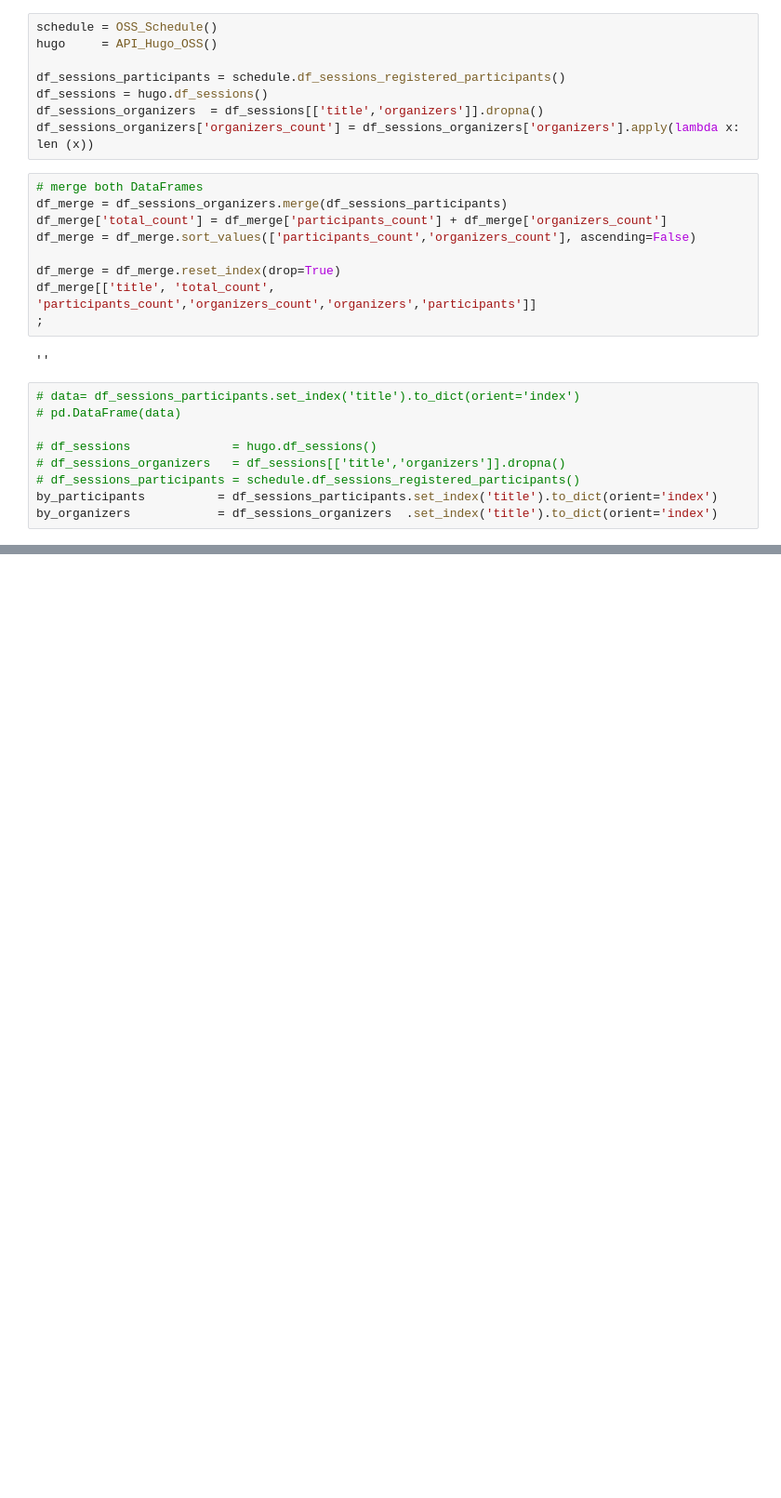
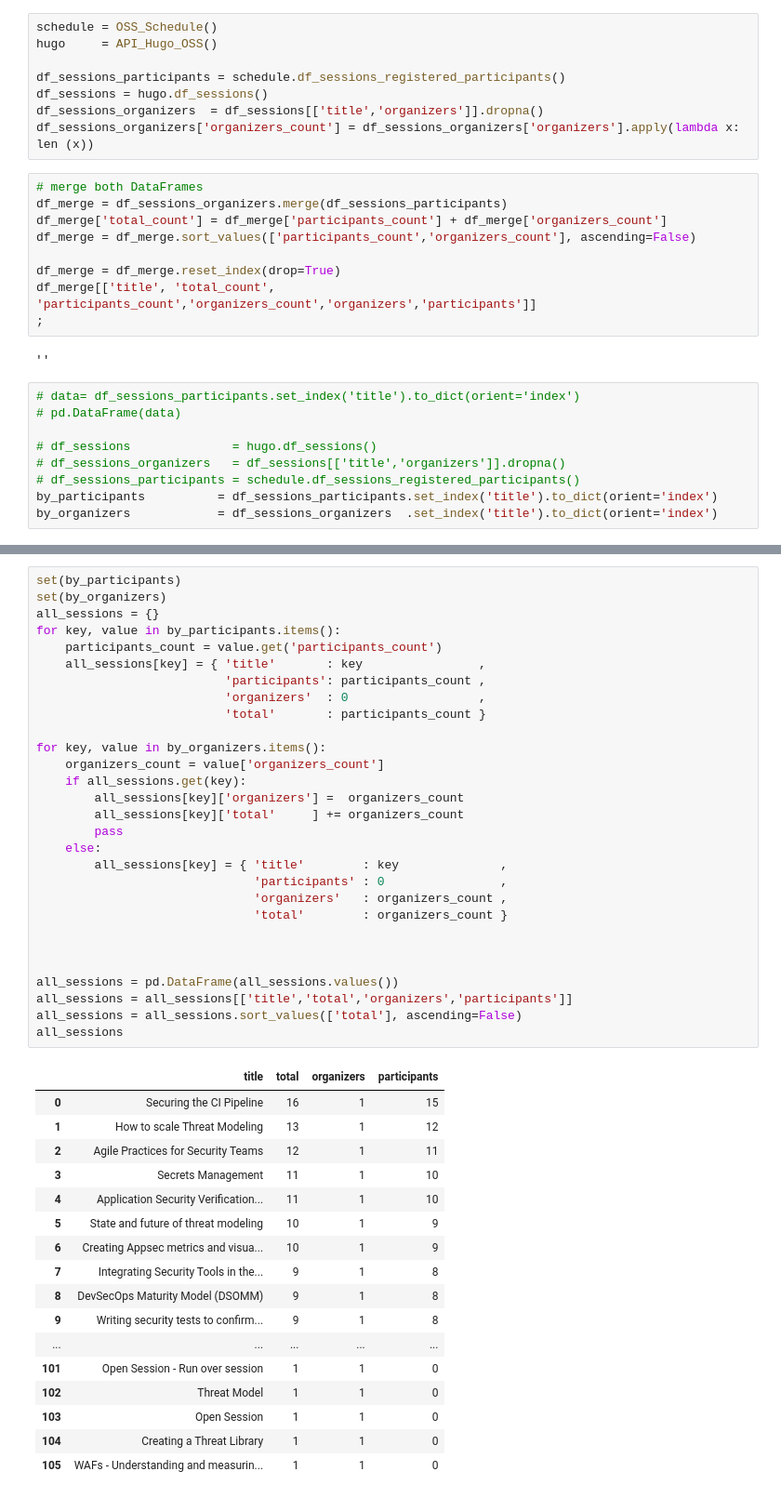
Before and after one commit to OpenSecuritySummit/oss2019, a Jupyter notebook: notebooks/views/schedule/sessions-view-all-registrations.ipynb, the cells around one changed output, grey strips where cells are left out. Shown: that part at 93% size. Saved outputs shown, nothing was run; the diff lists cells and outputs as text; blank space fills up the shorter version.

Commit message:
Another round of Sessions Schedule fixes

```diff
--- a/notebooks/views/schedule/sessions-view-all-registrations.ipynb
+++ b/notebooks/views/schedule/sessions-view-all-registrations.ipynb
@@ -64,0 +42,47 @@ set(by_organizers)
+# %%
+set(by_participants)
+set(by_organizers)
+all_sessions = {}
+for key, value in by_participants.items():
+    participants_count = value.get('participants_count')
+    all_sessions[key] = { 'title'       : key                ,
+                          'participants': participants_count ,
+                          'organizers'  : 0                  ,
+                          'total'       : participants_count }
+
+for key, value in by_organizers.items():
+    organizers_count = value['organizers_count']
+    if all_sessions.get(key):
+        all_sessions[key]['organizers'] =  organizers_count
+        all_sessions[key]['total'     ] += organizers_count
+        pass
+    else:
+        all_sessions[key] = { 'title'        : key              ,
+                              'participants' : 0                ,
+                              'organizers'   : organizers_count ,
+                              'total'        : organizers_count }
+
+
+
+all_sessions = pd.DataFrame(all_sessions.values())
+all_sessions = all_sessions[['title','total','organizers','participants']]
+all_sessions = all_sessions.sort_values(['total'], ascending=False)
+all_sessions
+# %% [output]
+|  | title | total | organizers | participants |
+| 0 | Securing the CI Pipeline | 16 | 1 | 15 |
+| 1 | How to scale Threat Modeling | 13 | 1 | 12 |
+| 2 | Agile Practices for Security Teams | 12 | 1 | 11 |
+| 3 | Secrets Management | 11 | 1 | 10 |
+| 4 | Application Security Verification... | 11 | 1 | 10 |
+| 5 | State and future of threat modeling | 10 | 1 | 9 |
+| 6 | Creating Appsec metrics and visua... | 10 | 1 | 9 |
+| 7 | Integrating Security Tools in the... | 9 | 1 | 8 |
+| 8 | DevSecOps Maturity Model (DSOMM) | 9 | 1 | 8 |
+| 9 | Writing security tests to confirm... | 9 | 1 | 8 |
+| ... | ... | ... | ... | ... |
+| 101 | Open Session - Run over session | 1 | 1 | 0 |
+| 102 | Threat Model | 1 | 1 | 0 |
+| 103 | Open Session | 1 | 1 | 0 |
+| 104 | Creating a Threat Library | 1 | 1 | 0 |
+| 105 | WAFs - Understanding and measurin... | 1 | 1 | 0 |
```
Also changed, not shown: parts of 6 cells of this notebook, 14 other files.
